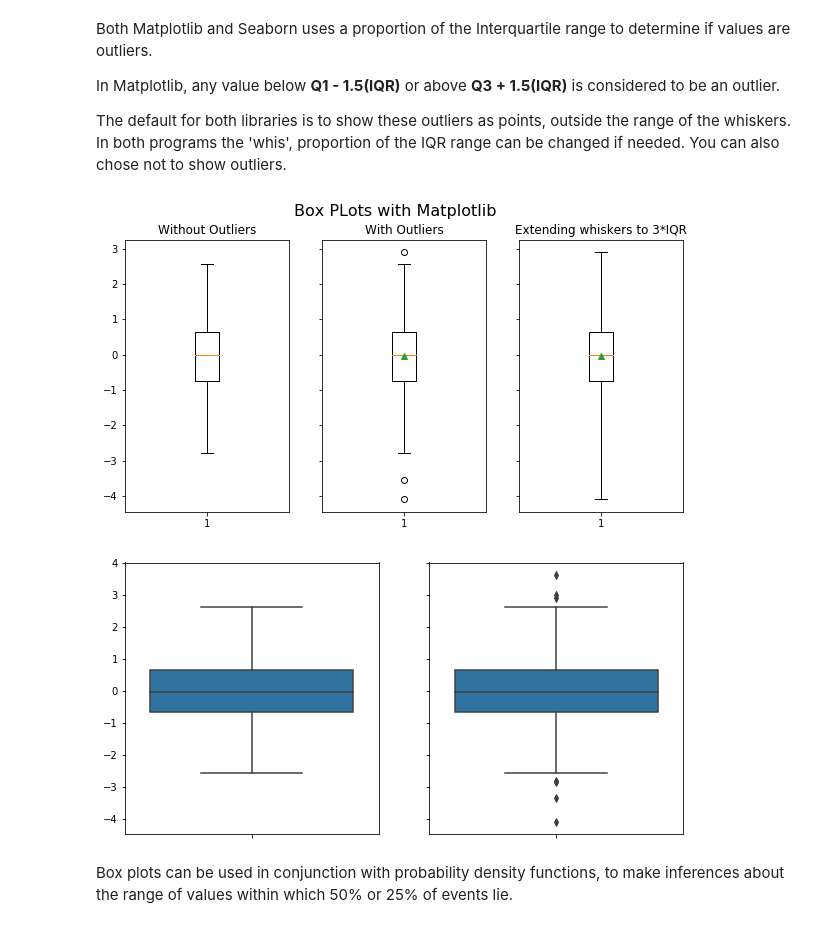
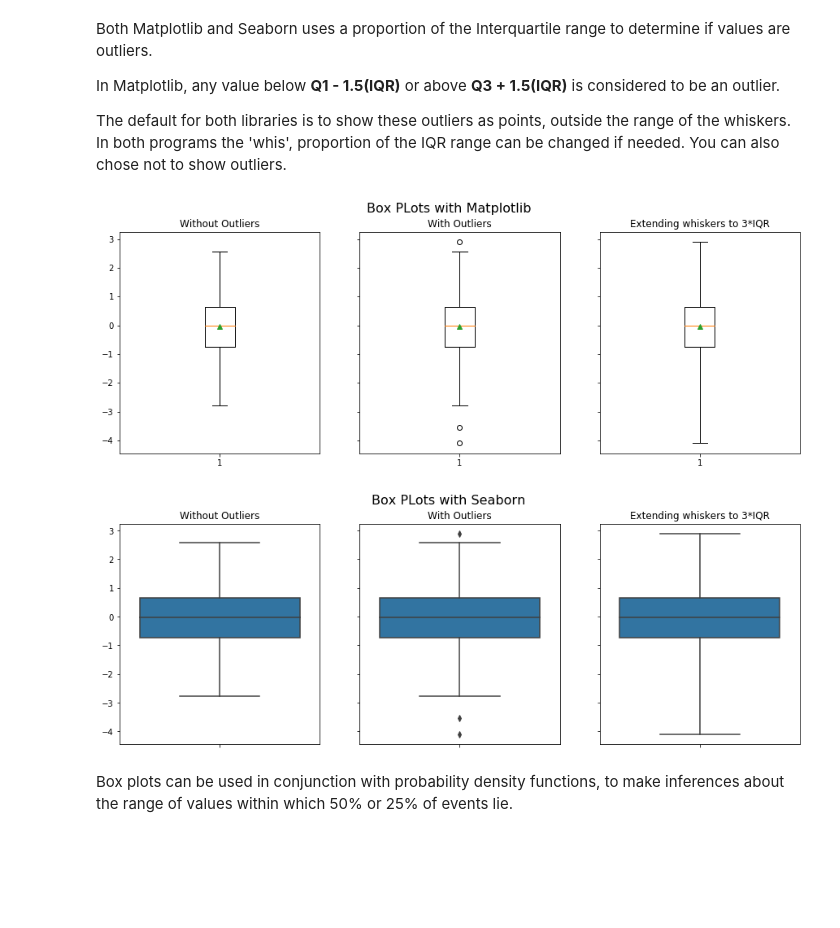
Before and after one commit to MarionMcG/fundamentals_data_analysis, a Jupyter notebook: boxplots.ipynb, the cells around one changed output. Drawn from its saved outputs; the diff is of its cells as text; code cells hidden in the pictures; blank space fills up the shorter version.

Commit message:
Plotting boxplots, extending whis for seaborn subplots

```diff
--- a/boxplots.ipynb
+++ b/boxplots.ipynb
@@ -71,24 +71,34 @@ The default for both libraries is to show these outliers as points, outside the
 # %%
 norm = np.random.standard_normal(1000)
 # %%
-f, (ax1, ax2, ax3) = plt.subplots(1, 3, sharey=True, figsize=(10,5))
+f, (ax1, ax2, ax3) = plt.subplots(1, 3, sharey=True, figsize=(15,5))
 f.suptitle('Box PLots with Matplotlib', fontsize = 16)
 ax1.set_title('Without Outliers')
-ax1.boxplot(norm, showcaps = True, showfliers= False)
+ax1.boxplot(norm, showcaps = True,showmeans = True, showfliers= False)
 ax2.set_title('With Outliers')
 ax2.boxplot(norm, showcaps = True, showmeans = True)
 ax3.set_title('Extending whiskers to 3*IQR')
 ax3.boxplot(norm, showcaps = True, showmeans = True, whis=3);
 # %% [output]
-[figure, old version]
+[figure, new version]
 # %%
-f, axes = plt.subplots(1, 2, sharey = True, figsize=(10, 5))
+f, axes = plt.subplots(1, 3, sharey = True, figsize=(15, 5))
+f.suptitle('Box PLots with Seaborn', fontsize = 16)
+ax1 = f.axes[0]
+ax2 = f.axes[1]
+ax3 = f.axes[2]
+
+ax1.set_title('Without Outliers')
+ax2.set_title('With Outliers')
+ax3.set_title('Extending whiskers to 3*IQR')
 
 sns.boxplot(norm, showfliers = False, ax = axes[0],  orient = 'v');
 sns.boxplot(norm, ax=axes[1],  orient = 'v');
+sns.boxplot(norm, ax=axes[2],  orient = 'v', whis = 3);
 #Reference: https://stackoverflow.com/questions/41384040/subplot-for-seaborn-boxplot
+#Reference: https://stackoverflow.com/questions/50087707/changing-title-on-a-subplot-of-lmplot
 # %% [output]
-[figure, old version]
+[figure, new version]
 # %% [markdown]
 Box plots can be used in conjunction with probability density functions, to make inferences about the range of values within which 50% or 25% of events lie.
 # %%
```
